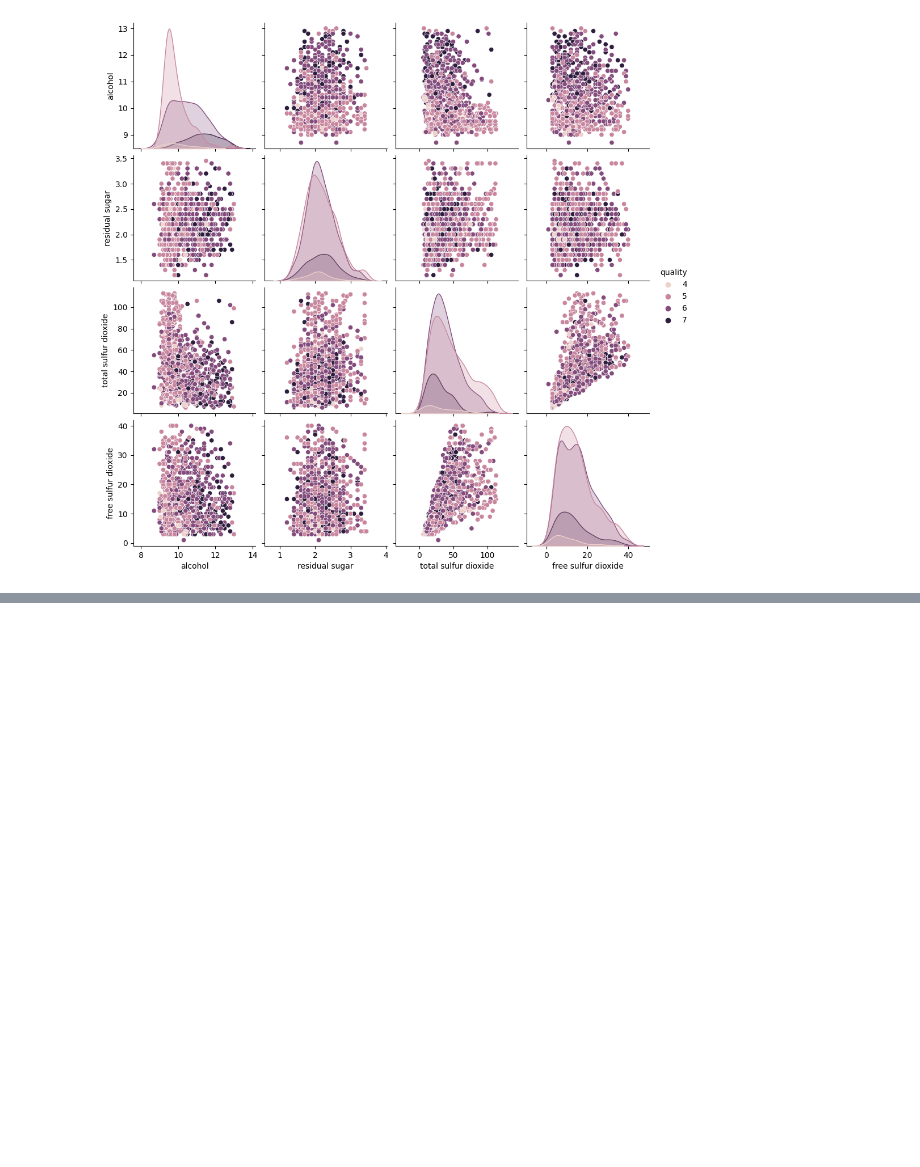
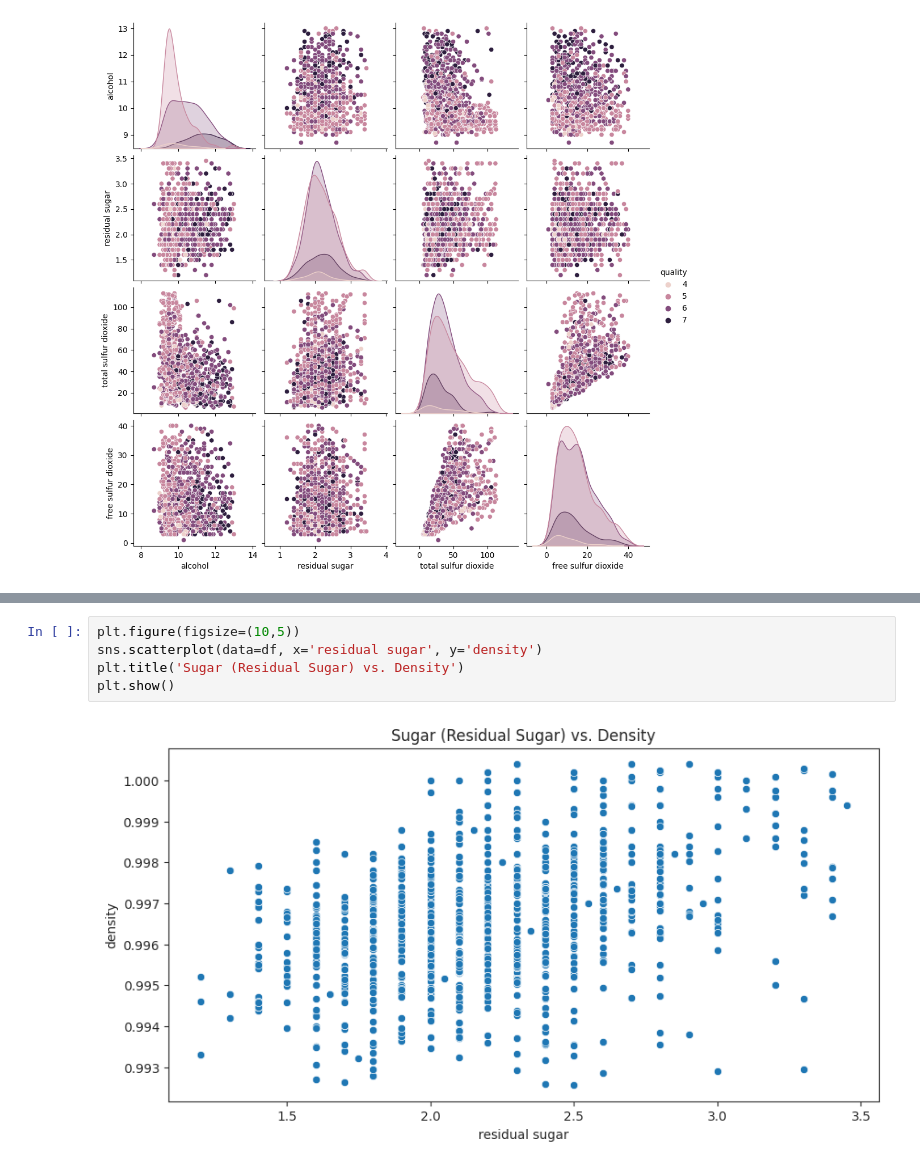
Before and after one commit to shyam007-srec/Sonar-Rock-vs-Mine-Prediction---Machine-Learning-Project, a Jupyter notebook: wine-preditction.ipynb, the cells around one changed output, grey strips where cells are left out. Drawn from its saved outputs; the diff is of its cells as text; blank space fills up the shorter version.

```diff
--- a/wine-preditction.ipynb
+++ b/wine-preditction.ipynb
@@ -196,0 +252,7 @@ plt.show()
+# %%
+plt.figure(figsize=(10,5))
+sns.scatterplot(data=df, x='residual sugar', y='density')
+plt.title('Sugar (Residual Sugar) vs. Density')
+plt.show()
+# %% [output]
+[figure, added]
```
Also changed, not shown: parts of 10 cells of this notebook.
